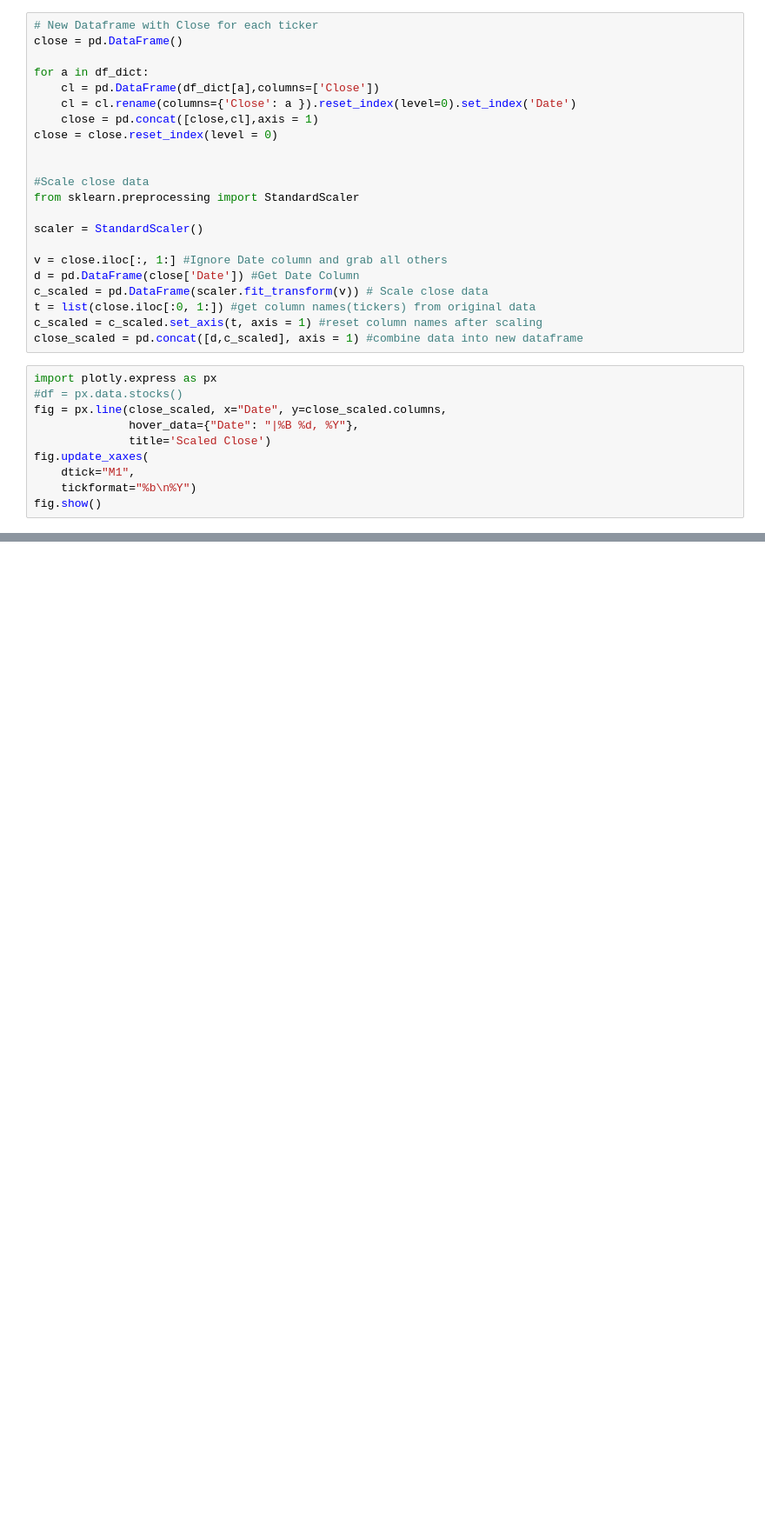
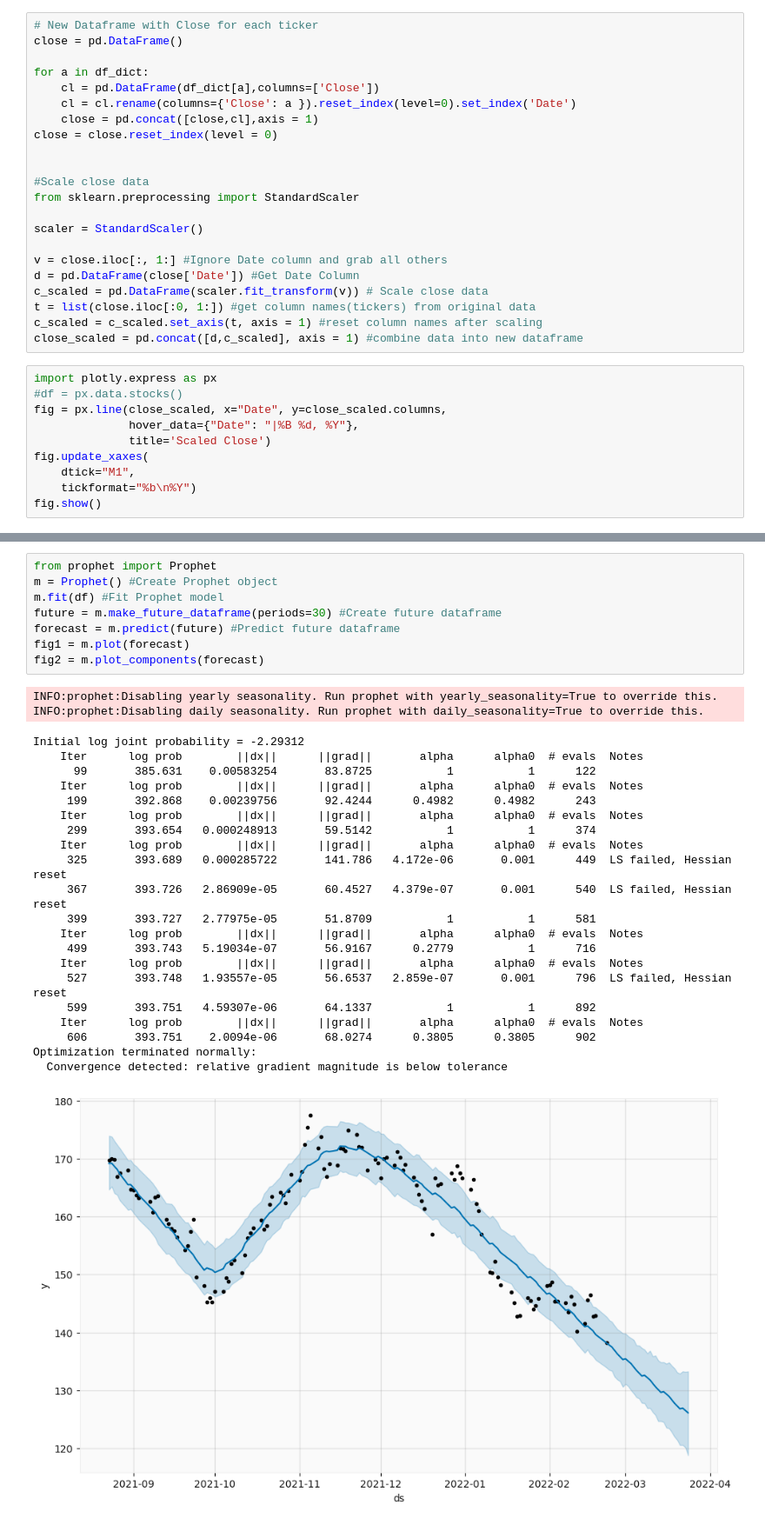
Before and after one commit to MattChinchilla/DATA_SCIENCE, a Jupyter notebook: TimeSeries/crypto_forecast_v2.ipynb, the cells around one changed output, grey strips where cells are left out. Shown at 87% size. Saved outputs shown, nothing was run; the diff lists cells and outputs as text; blank space fills up the shorter version.

Commit message:
Update saved notebook with models

```diff
--- a/TimeSeries/crypto_forecast_v2.ipynb
+++ b/TimeSeries/crypto_forecast_v2.ipynb
@@ -101,0 +116,32 @@ fig.show()
+# %%
+from prophet import Prophet
+m = Prophet() #Create Prophet object
+m.fit(df) #Fit Prophet model
+future = m.make_future_dataframe(periods=30) #Create future dataframe
+forecast = m.predict(future) #Predict future dataframe
+fig1 = m.plot(forecast)
+fig2 = m.plot_components(forecast)
+# %% [output]
+INFO:prophet:Disabling yearly seasonality. Run prophet with yearly_seasonality=True to override this.
+INFO:prophet:Disabling daily seasonality. Run prophet with daily_seasonality=True to override this.
+Initial log joint probability = -2.29312
+    Iter      log prob        ||dx||      ||grad||       alpha      alpha0  # evals  Notes
+      99       385.631    0.00583254       83.8725           1           1      122
+    Iter      log prob        ||dx||      ||grad||       alpha      alpha0  # evals  Notes
+     199       392.868    0.00239756       92.4244      0.4982      0.4982      243
+    Iter      log prob        ||dx||      ||grad||       alpha      alpha0  # evals  Notes
+     299       393.654   0.000248913       59.5142           1           1      374
+    Iter      log prob        ||dx||      ||grad||       alpha      alpha0  # evals  Notes
+     325       393.689   0.000285722       141.786   4.172e-06       0.001      449  LS failed, Hessian reset
+     367       393.726   2.86909e-05       60.4527   4.379e-07       0.001      540  LS failed, Hessian reset
+     399       393.727   2.77975e-05       51.8709           1           1      581
+    Iter      log prob        ||dx||      ||grad||       alpha      alpha0  # evals  Notes
+     499       393.743   5.19034e-07       56.9167      0.2779           1      716
+    Iter      log prob        ||dx||      ||grad||       alpha      alpha0  # evals  Notes
+     527       393.748   1.93557e-05       56.6537   2.859e-07       0.001      796  LS failed, Hessian reset
+     599       393.751   4.59307e-06       64.1337           1           1      892
+    Iter      log prob        ||dx||      ||grad||       alpha      alpha0  # evals  Notes
+     606       393.751    2.0094e-06       68.0274      0.3805      0.3805      902
+Optimization terminated normally:
+  Convergence detected: relative gradient magnitude is below tolerance
+[figure, added]
```
Also changed, not shown: parts of 3 cells of this notebook, 1 other file.
